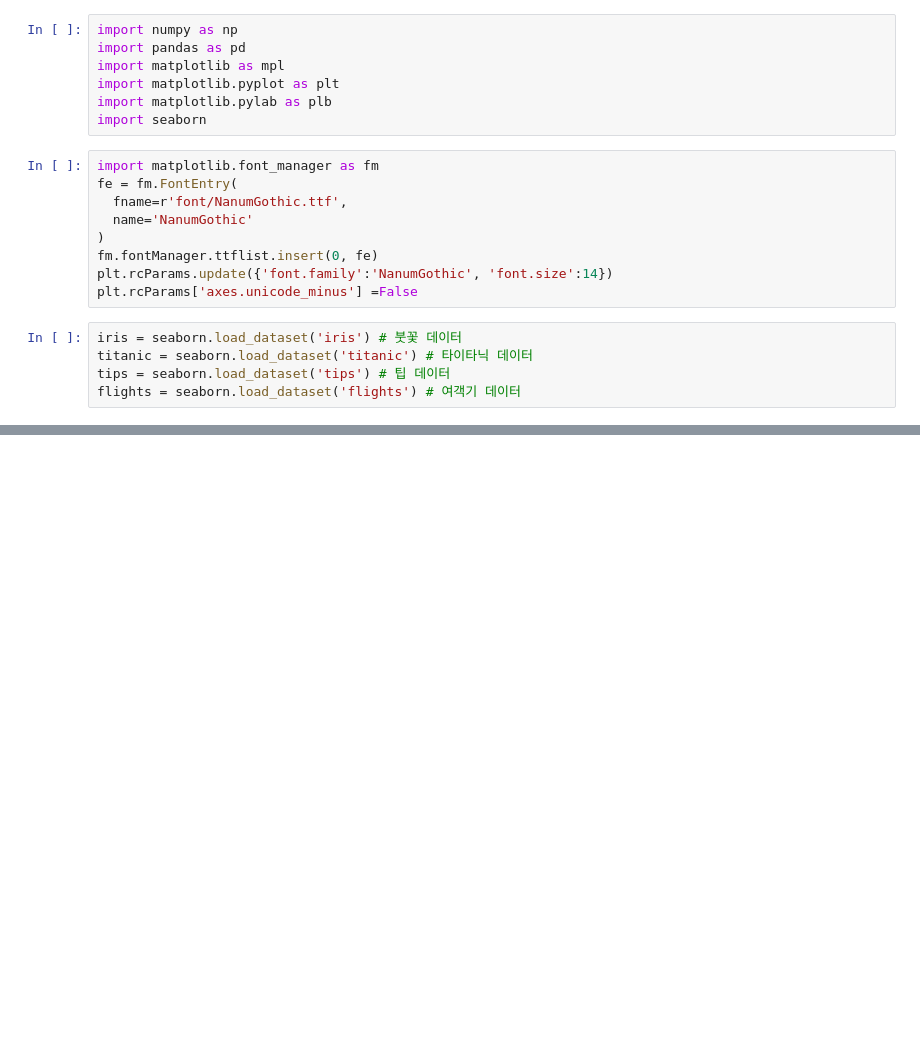
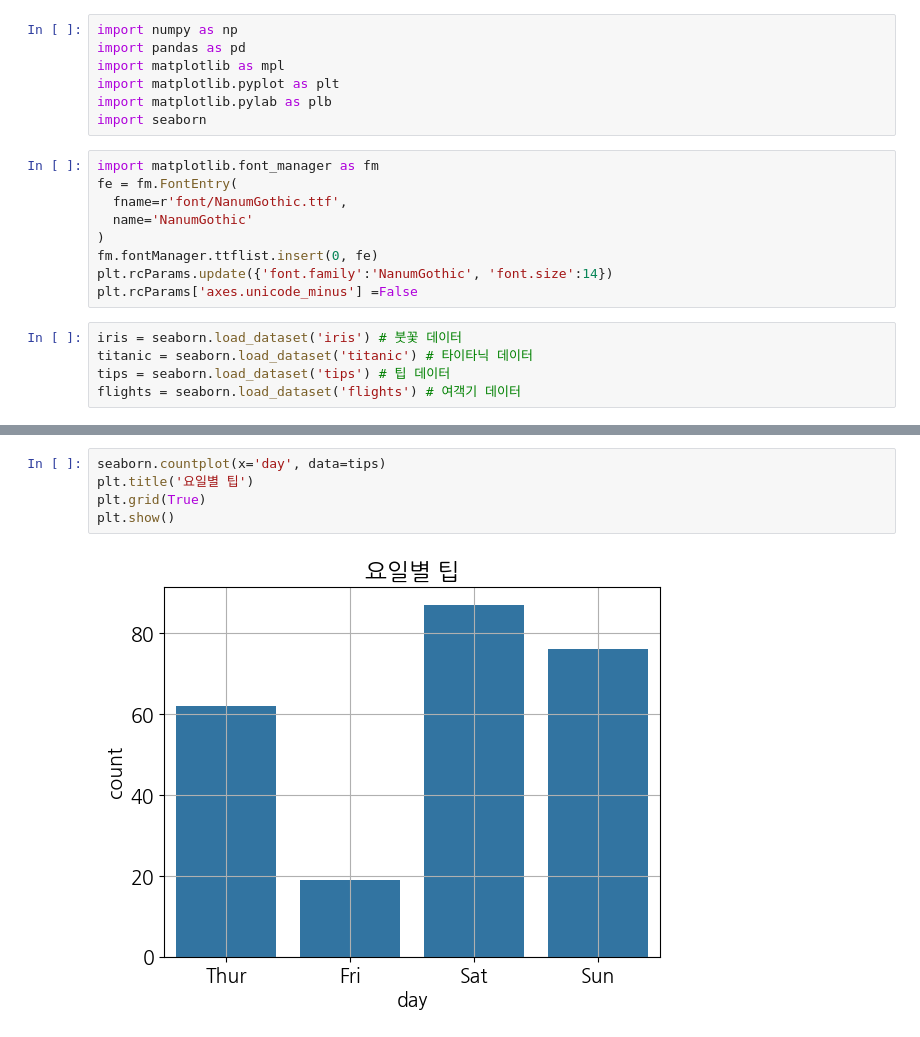
Before and after one commit to ahndb/aws_phyhon_240215, a Jupyter notebook: matplotlib_visualize_data/0304/d_matplotlib_example.ipynb, the cells around one changed output, grey strips where cells are left out. Saved outputs shown, nothing was run; the diff lists cells and outputs as text; blank space fills up the shorter version.

```diff
--- a/matplotlib_visualize_data/0304/d_matplotlib_example.ipynb
+++ b/matplotlib_visualize_data/0304/d_matplotlib_example.ipynb
@@ -21,0 +71,7 @@ flights = seaborn.load_dataset('flights') # 여객기 데이터
+# %%
+seaborn.countplot(x='day', data=tips)
+plt.title('요일별 팁')
+plt.grid(True)
+plt.show()
+# %% [output]
+[figure, added]
```
Also changed, not shown: parts of 16 cells of this notebook, 1 other file.
